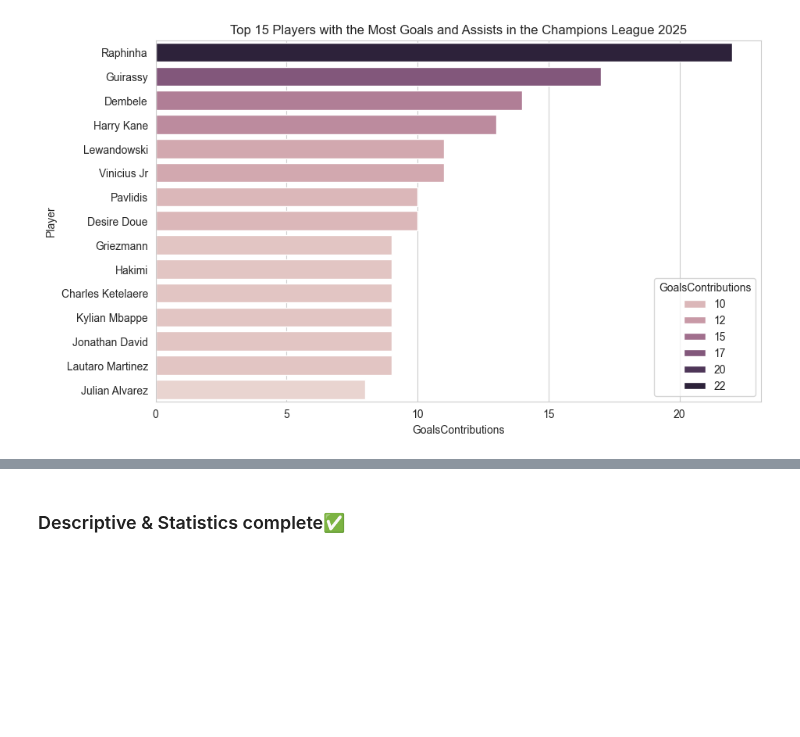
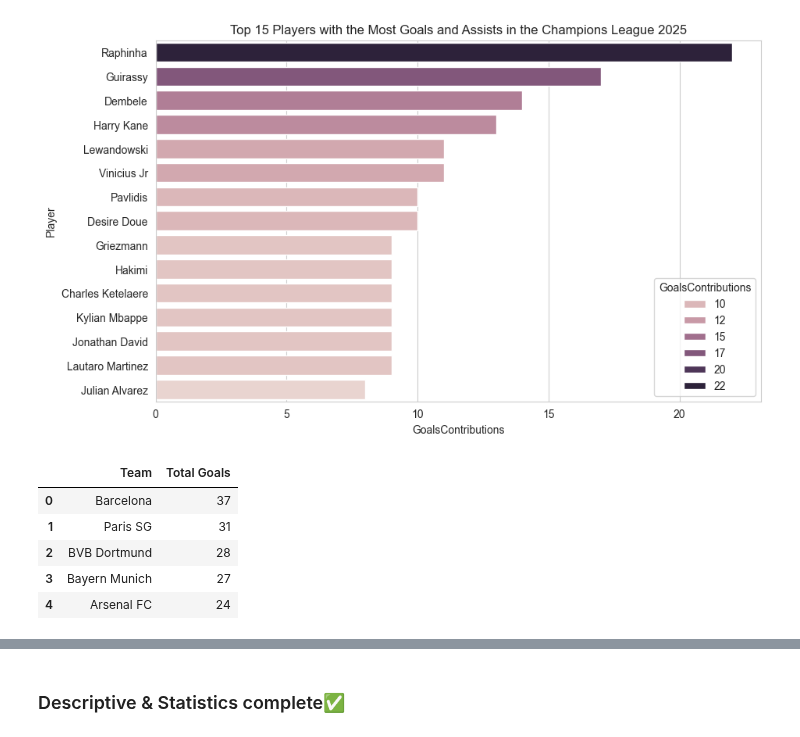
Before and after one commit to ArberKuqi/PythonDataScience_Project, a Jupyter notebook: ChampionsData/02-descriptive_statistics.ipynb, the cells around one changed output, grey strips where cells are left out. Drawn from its saved outputs; the diff is of its cells as text; code cells hidden in the pictures; blank space fills up the shorter version.

```diff
--- a/ChampionsData/02-descriptive_statistics.ipynb
+++ b/ChampionsData/02-descriptive_statistics.ipynb
@@ -590,3 +590,19 @@ plt.title('Top 15 Players with the Most Goals and Assists in the Champions Leagu
 plt.show()
 # %% [output]
 [figure]
+# %%
+#grouping teams together
+topscoring_teams = ucl.groupby('Team')['Goals'].sum().sort_values(ascending=False).reset_index().rename(columns={'Goals':'Total Goals'})
+
+
+#sorting by goals scored
+topscoring_teams.sort_values(by='Total Goals',ascending=False,inplace=True)
+# %%
+topscoring_teams.head(5)
+# %% [output]
+|  | Team | Total Goals |
+| 0 | Barcelona | 37 |
+| 1 | Paris SG | 31 |
+| 2 | BVB Dortmund | 28 |
+| 3 | Bayern Munich | 27 |
+| 4 | Arsenal FC | 24 |
```
Also changed, not shown: parts of 1 cell of this notebook, 2 other files.
